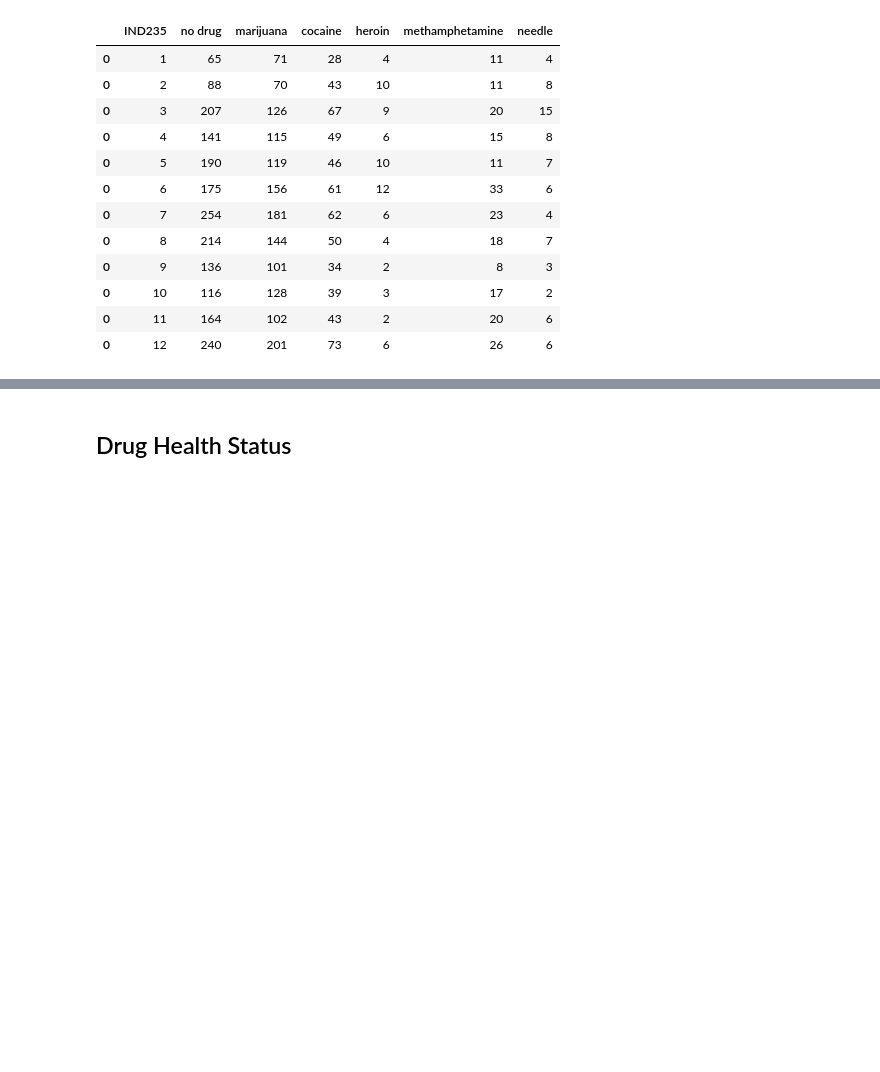
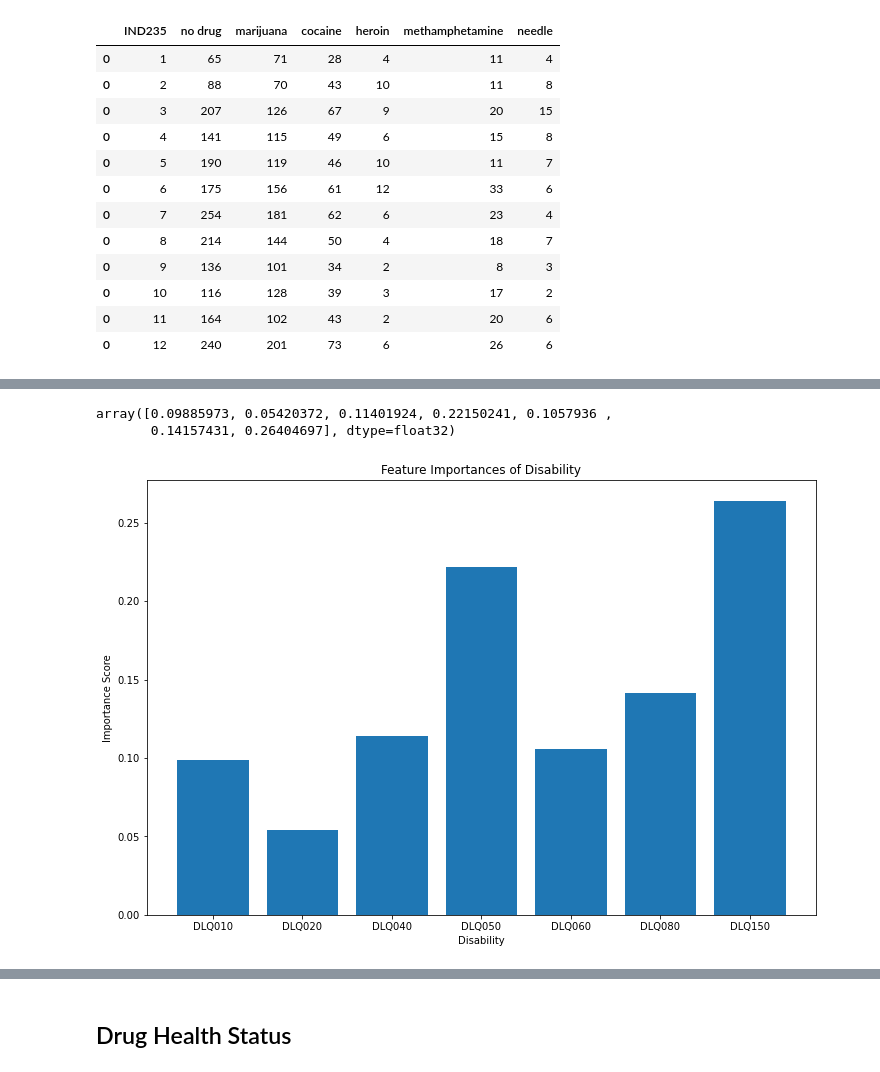
Before and after one commit to ytguo5/DATA200FINALPROJECT, a Jupyter notebook: YutingGuo_EmpiricalProject.ipynb, the cells around one changed output, grey strips where cells are left out. Saved outputs shown, nothing was run; the diff lists cells and outputs as text; code cells hidden in the pictures; blank space fills up the shorter version.

```diff
--- a/YutingGuo_EmpiricalProject.ipynb
+++ b/YutingGuo_EmpiricalProject.ipynb
@@ -22,7 +26,7 @@ INQ_I_df = pd.read_sas('INQ_I.XPT')
 INQ_I_df = INQ_I_df.fillna(0).astype(int)
 
 # remove uninterested features or retain interested features
-DUQ_I_df = pd.DataFrame(DUQ_I_df,columns=['SEQN','DUQ200','DUQ220U','DUQ240','DUQ270U','DUQ290','DUQ310U','DUQ330','DUQ350U','DUQ370','DUQ400U','DUQ430'])
+DUQ_I_df = pd.DataFrame(DUQ_I_df,columns=['SEQN','DUQ200','DUQ220U','DUQ250','DUQ270U','DUQ290','DUQ310U','DUQ330','DUQ350U','DUQ370','DUQ400U','DUQ430'])
 HSQ_I_df=HSQ_I_df.drop(labels=['HSQ571','HSQ580','HSAQUEX',],axis=1)
 INQ_I_df=INQ_I_df.drop(labels=['IND310','INDFMMPI'],axis=1)
 DLQ_I_df =DLQ_I_df.drop(labels=['DLQ100','DLQ110','DLQ130','DLQ140','DLQ170'],axis=1)
@@ -89,7 +93,7 @@ tot numbers of people: 4132
 DUQ_I_cols = np.load("DUQ_I_cols.npy")
 tot_df = pd.read_csv('tot_df.csv')
 
-DUQ_I_df = tot_df[['SEQN','DUQ200','DUQ220U','DUQ240','DUQ270U','DUQ290','DUQ310U','DUQ330','DUQ350U','DUQ370','DUQ400U']]
+DUQ_I_df = tot_df[['SEQN','DUQ200','DUQ220U','DUQ250','DUQ270U','DUQ290','DUQ310U','DUQ330','DUQ350U','DUQ370','DUQ400U']]
 DUQ_I_new_df = pd.DataFrame(columns=['SEQN','no drug','marijuana','cocaine','heroin','methamphetamine','needle'])
 cnt_missing=0
 cnt_no_drug=0
@@ -334,0 +333,18 @@ y_1 = DLQ_DUQ_I_label_df['DrugLabel'].values
+# %%
+model_XGBoost_Drug.feature_importances_
+# %% [output]
+array([0.09885973, 0.05420372, 0.11401924, 0.22150241, 0.1057936 ,
+       0.14157431, 0.26404697], dtype=float32)
+# %%
+#model_XGBoost_Drug.feature_importances_
+# in order to find the improtance of which disability will more related to drugs take
+plt.figure(figsize=(12,8))
+Xx_axis = range(len(model_XGBoost_Drug.feature_importances_))
+plt.bar(Xx_axis, model_XGBoost_Drug.feature_importances_)
+plt.title("Feature Importances of Disability")
+plt.xlabel("Disability")
+plt.ylabel("Importance Score")
+plt.xticks(Xx_axis,['DLQ010','DLQ020','DLQ040','DLQ050','DLQ060','DLQ080','DLQ150'])
+plt.show()
+# %% [output]
+[figure, added]
```
Also changed, not shown: parts of 27 cells of this notebook.
